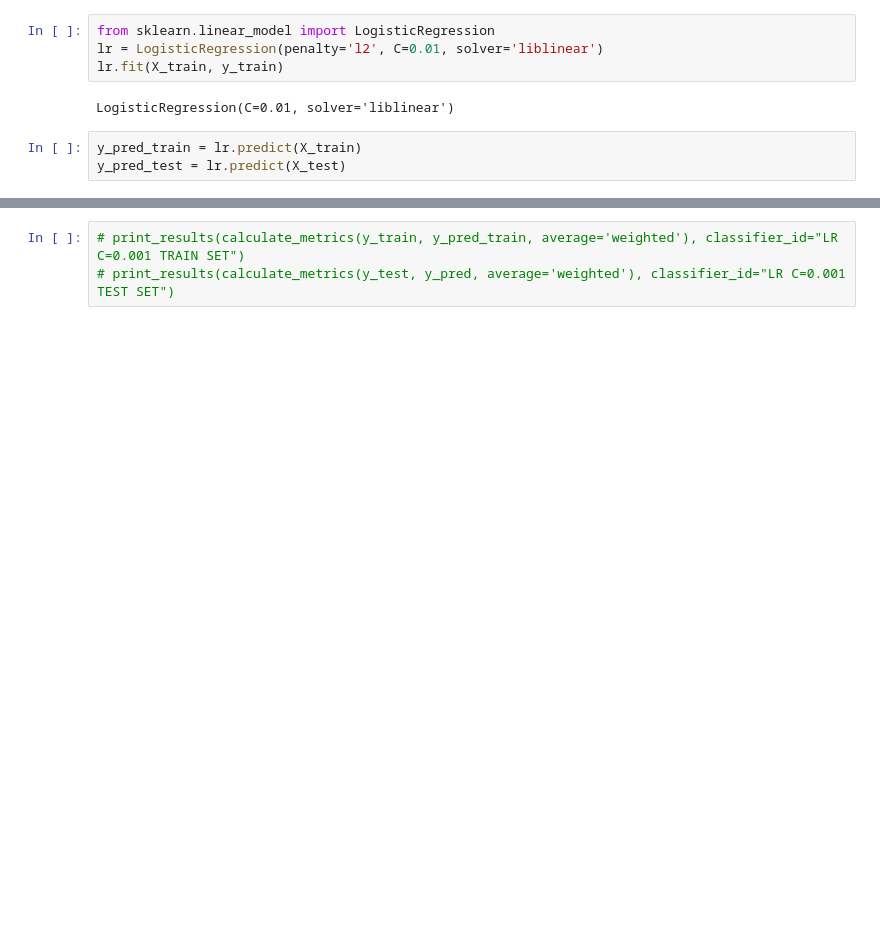
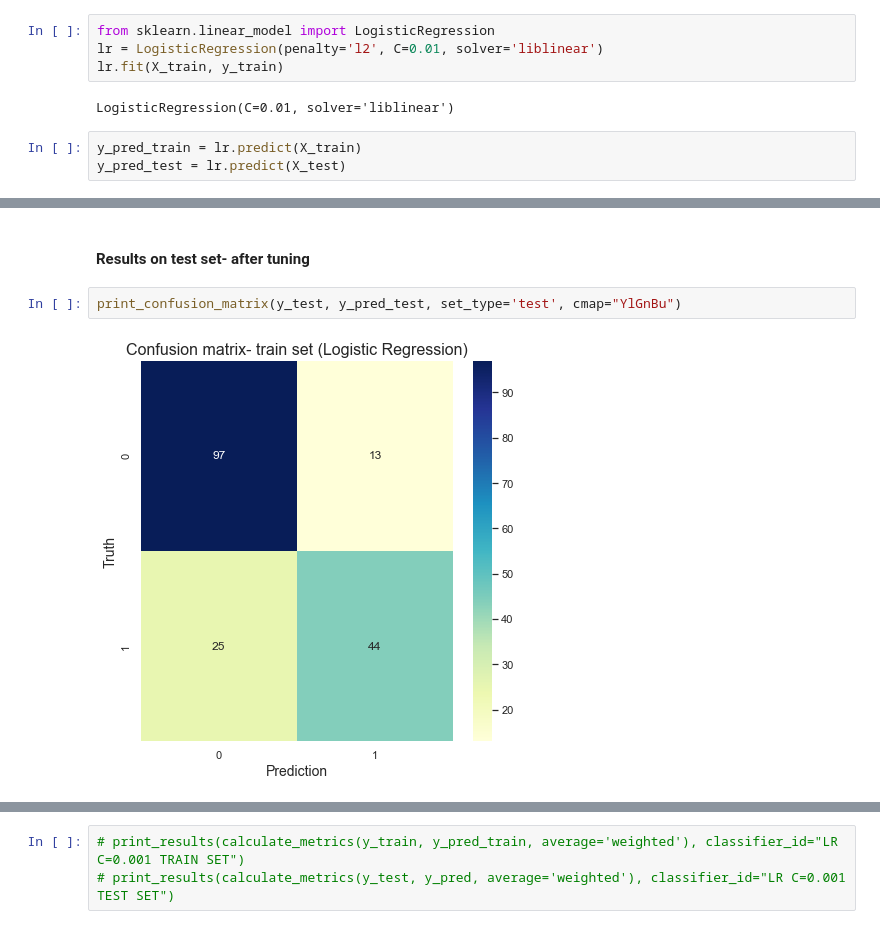
Before and after one commit to dan-ski/Titanic, a Jupyter notebook: Titanic.ipynb, the cells around one changed output, grey strips where cells are left out. Saved outputs shown, nothing was run; the diff lists cells and outputs as text; blank space fills up the shorter version.

```diff
--- a/Titanic.ipynb
+++ b/Titanic.ipynb
@@ -319,0 +420,6 @@ from sklearn.metrics import accuracy_score, precision_score, recall_score, f1_sc
+# %% [markdown]
+#### Results on test set- after tuning
+# %%
+print_confusion_matrix(y_test, y_pred_test, set_type='test', cmap="YlGnBu")
+# %% [output]
+[figure, added]
```
Also changed, not shown: parts of 18 cells of this notebook.
